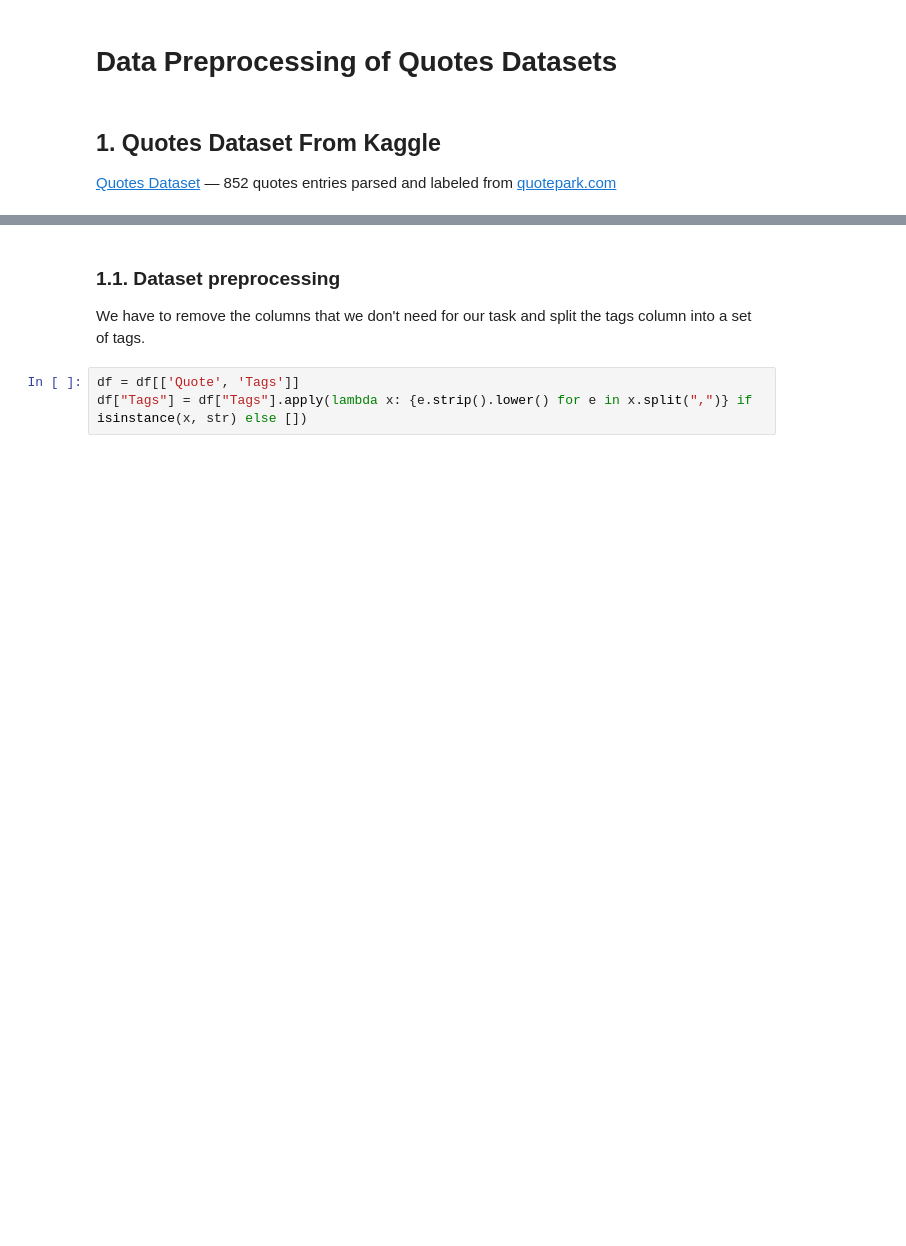
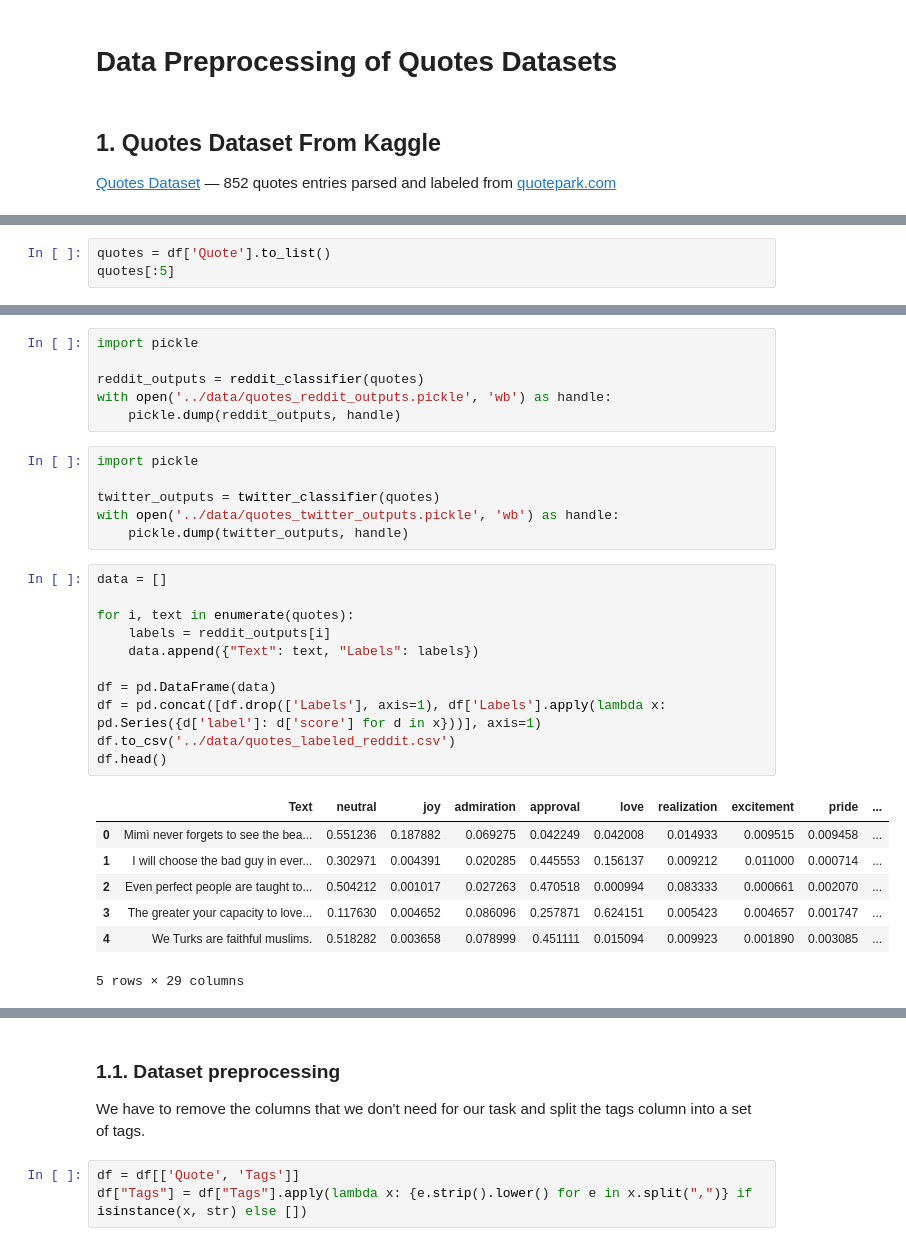
Before and after one commit to kilimanj4r0/quotes-recsys, a Jupyter notebook: notebooks/1.2-quotes-data-preprocessing.ipynb, the cells around one changed output, grey strips where cells are left out. Cells and saved outputs as stored; diff of their text form; blank space fills up the shorter version.

```diff
--- a/notebooks/1.2-quotes-data-preprocessing.ipynb
+++ b/notebooks/1.2-quotes-data-preprocessing.ipynb
@@ -17,0 +20,3 @@ df.head(1)
+# %%
+quotes = df['Quote'].to_list()
+quotes[:5]
@@ -17,0 +37,31 @@ df.head(1)
+# %%
+import pickle
+
+reddit_outputs = reddit_classifier(quotes)
+with open('../data/quotes_reddit_outputs.pickle', 'wb') as handle:
+    pickle.dump(reddit_outputs, handle)
+# %%
+import pickle
+
+twitter_outputs = twitter_classifier(quotes)
+with open('../data/quotes_twitter_outputs.pickle', 'wb') as handle:
+    pickle.dump(twitter_outputs, handle)
+# %%
+data = []
+
+for i, text in enumerate(quotes):
+    labels = reddit_outputs[i]
+    data.append({"Text": text, "Labels": labels})
+
+df = pd.DataFrame(data)
+df = pd.concat([df.drop(['Labels'], axis=1), df['Labels'].apply(lambda x: pd.Series({d['label']: d['score'] for d in x}))], axis=1)
+df.to_csv('../data/quotes_labeled_reddit.csv')
+df.head()
+# %% [output]
+|  | Text | neutral | joy | admiration | approval | love | realization | excitement | pride | ... |
+| 0 | Mimì never forgets to see the bea... | 0.551236 | 0.187882 | 0.069275 | 0.042249 | 0.042008 | 0.014933 | 0.009515 | 0.009458 | ... |
+| 1 | I will choose the bad guy in ever... | 0.302971 | 0.004391 | 0.020285 | 0.445553 | 0.156137 | 0.009212 | 0.011000 | 0.000714 | ... |
+| 2 | Even perfect people are taught to... | 0.504212 | 0.001017 | 0.027263 | 0.470518 | 0.000994 | 0.083333 | 0.000661 | 0.002070 | ... |
+| 3 | The greater your capacity to love... | 0.117630 | 0.004652 | 0.086096 | 0.257871 | 0.624151 | 0.005423 | 0.004657 | 0.001747 | ... |
+| 4 | We Turks are faithful muslims. | 0.518282 | 0.003658 | 0.078999 | 0.451111 | 0.015094 | 0.009923 | 0.001890 | 0.003085 | ... |
+5 rows × 29 columns
```
Also changed, not shown: parts of 4 cells of this notebook, 8 other files.
